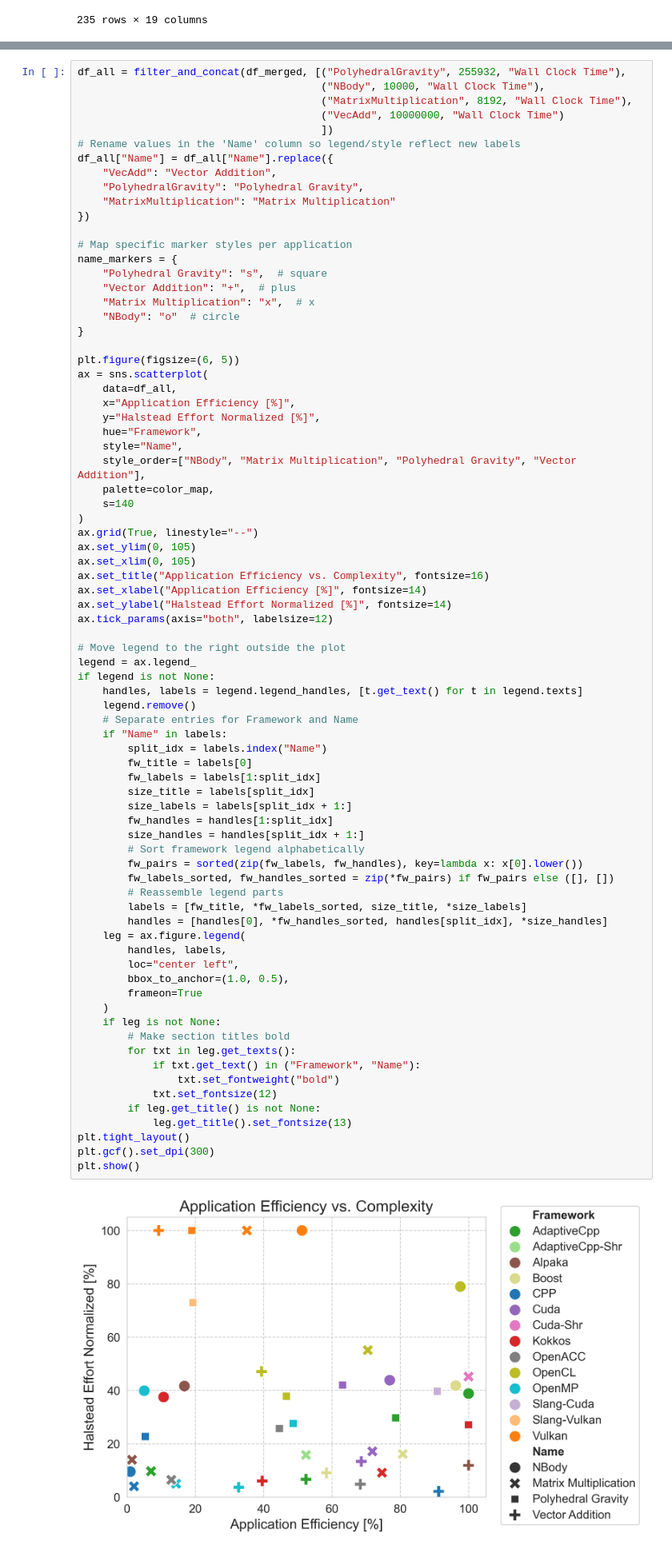
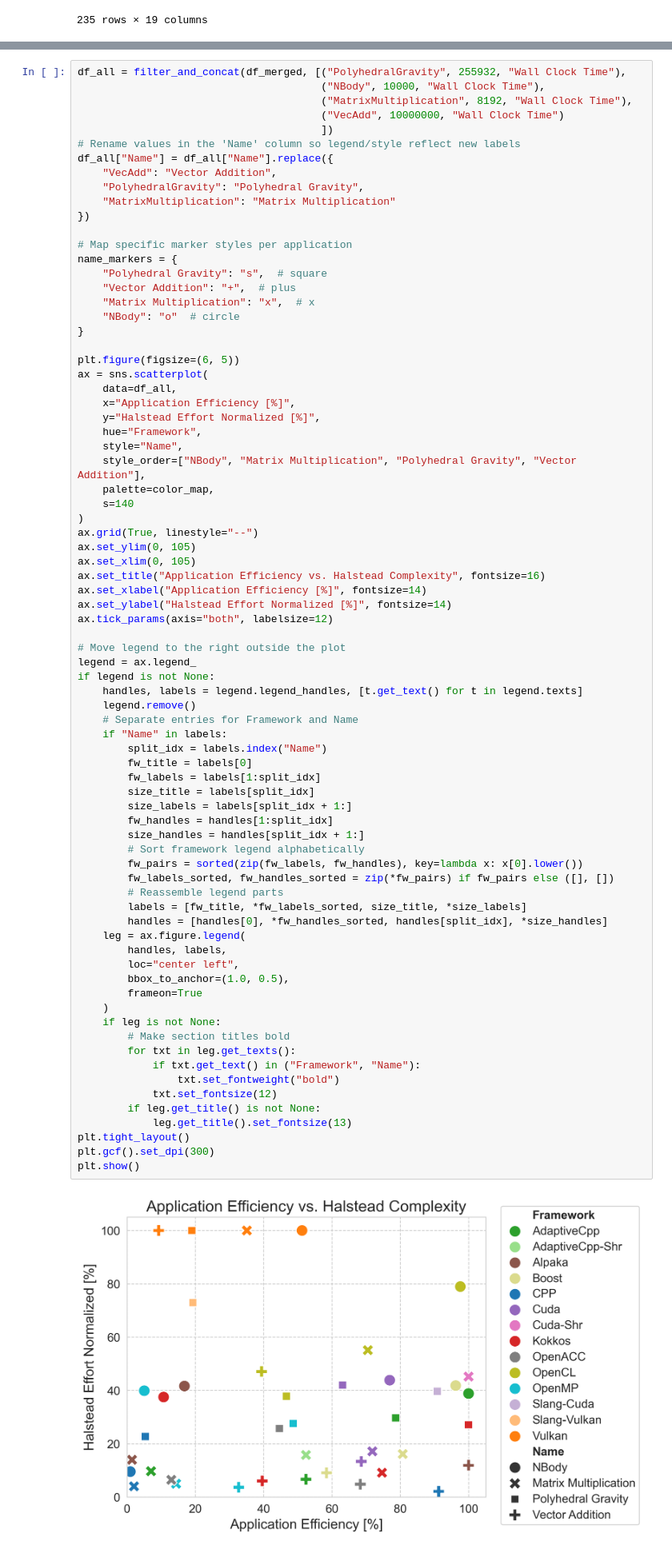
Before and after one commit to schuhmaj/performance-portability-benchmark, a Jupyter notebook: scripts/hpc-asia-2026.ipynb, the cells around one changed output, grey strips where cells are left out. Shown at 80% size. Drawn from its saved outputs; the diff is of its cells as text.

Commit message:
plot 2

```diff
--- a/scripts/hpc-asia-2026.ipynb
+++ b/scripts/hpc-asia-2026.ipynb
@@ -451,7 +451,7 @@ ax = sns.scatterplot(
 ax.grid(True, linestyle="--")
 ax.set_ylim(0, 105)
 ax.set_xlim(0, 105)
-ax.set_title("Application Efficiency vs. Complexity", fontsize=16)
+ax.set_title("Application Efficiency vs. Halstead Complexity", fontsize=16)
 ax.set_xlabel("Application Efficiency [%]", fontsize=14)
 ax.set_ylabel("Halstead Effort Normalized [%]", fontsize=14)
 ax.tick_params(axis="both", labelsize=12)
@@ -467,34 +467,34 @@ if legend is not None:
         fw_title = labels[0]
         fw_labels = labels[1:split_idx]
         size_title = labels[split_idx]
         size_labels = labels[split_idx + 1:]
         fw_handles = handles[1:split_idx]
         size_handles = handles[split_idx + 1:]
         # Sort framework legend alphabetically
         fw_pairs = sorted(zip(fw_labels, fw_handles), key=lambda x: x[0].lower())
         fw_labels_sorted, fw_handles_sorted = zip(*fw_pairs) if fw_pairs else ([], [])
         # Reassemble legend parts
         labels = [fw_title, *fw_labels_sorted, size_title, *size_labels]
         handles = [handles[0], *fw_handles_sorted, handles[split_idx], *size_handles]
     leg = ax.figure.legend(
         handles, labels,
         loc="center left",
         bbox_to_anchor=(1.0, 0.5),
         frameon=True
     )
     if leg is not None:
         # Make section titles bold
         for txt in leg.get_texts():
             if txt.get_text() in ("Framework", "Name"):
                 txt.set_fontweight("bold")
             txt.set_fontsize(12)
         if leg.get_title() is not None:
             leg.get_title().set_fontsize(13)
 plt.tight_layout()
 plt.gcf().set_dpi(300)
 plt.show()
 # %% [output]
-[figure, old version]
+[figure, new version]
 # %%
 df_all = filter_and_concat(df_merged, [("PolyhedralGravity", 14744, "Wall Clock Time"),
                                      ("PolyhedralGravity", 255932, "Wall Clock Time"),
```
